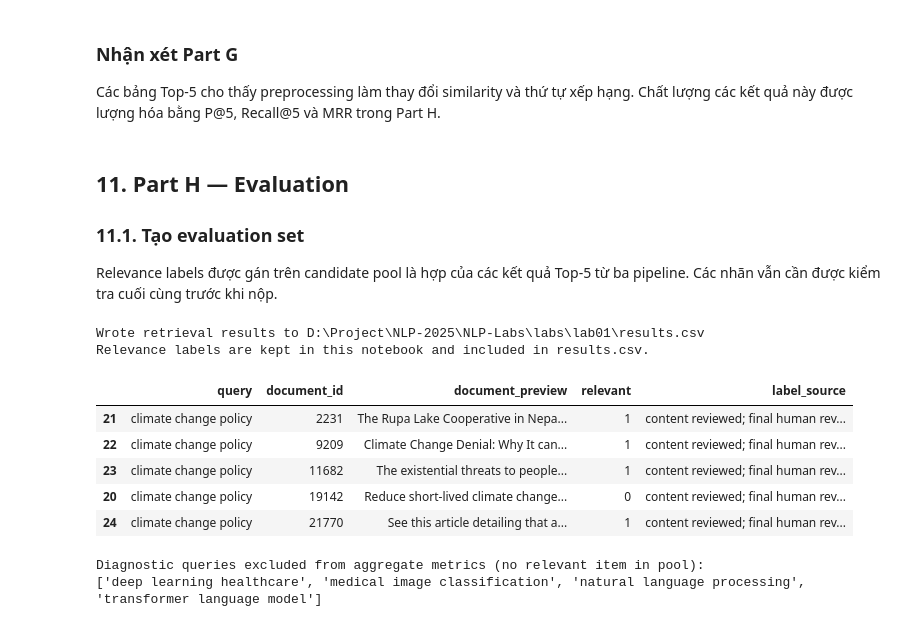
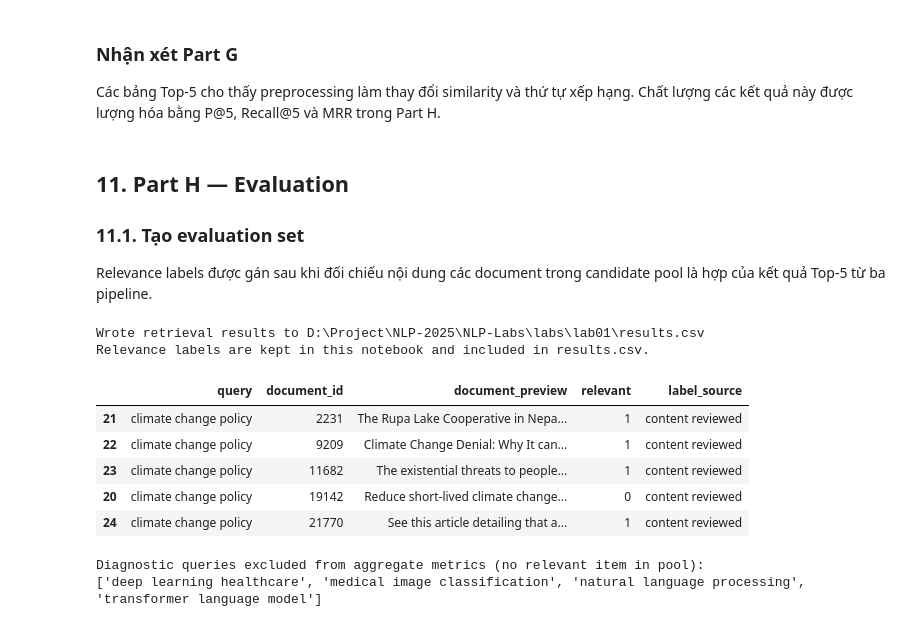
Before and after one commit to mactuongmvt/NLP-Labs, a Jupyter notebook: labs/lab01/experiments.ipynb, the cells around one changed output. Drawn from its saved outputs; the diff is of its cells as text; code cells hidden in the pictures.

```diff
--- a/labs/lab01/experiments.ipynb
+++ b/labs/lab01/experiments.ipynb
@@ -526,47 +526,47 @@ Các bảng Top-5 cho thấy preprocessing làm thay đổi similarity và thứ
 
 ### 11.1. Tạo evaluation set
 
-Relevance labels được gán trên candidate pool là hợp của các kết quả Top-5 từ ba pipeline. Các nhãn vẫn cần được kiểm tra cuối cùng trước khi nộp.
+Relevance labels được gán sau khi đối chiếu nội dung các document trong candidate pool là hợp của kết quả Top-5 từ ba pipeline.
 # %%
-# Nhãn được rà theo toàn văn trong candidate pool; vẫn cần người nộp kiểm tra cuối.
+# Nhãn được gán sau khi rà nội dung document trong candidate pool.
 reviewed_relevant = {
     'climate change policy': {2231, 9209, 11682, 21770},
     'deep learning healthcare': set(),
     'financial market analysis': {21404},
     'medical image classification': set(),
     'natural language processing': set(),
     'online education courses': {6123, 7416, 23045, 28891},
     'software development tools': {2856, 21363, 22190},
     'transformer language model': set(),
 }
 
 label_template = retrieval_results[[
     'query', 'document_id', 'document_preview'
 ]].drop_duplicates().sort_values(['query', 'document_id'])
 label_template['relevant'] = [
     int(document_id in reviewed_relevant.get(query, set()))
     for query, document_id in zip(label_template['query'], label_template['document_id'])
 ]
-label_template['label_source'] = 'content reviewed; final human review pending'
+label_template['label_source'] = 'content reviewed'
 judgments = label_template.set_index(['query', 'document_id'])['relevant']
 retrieval_results['relevant'] = [
     int(judgments.loc[(query, document_id)])
     for query, document_id in zip(retrieval_results['query'], retrieval_results['document_id'])
 ]
-retrieval_results['label_source'] = 'content reviewed; final human review pending'
+retrieval_results['label_source'] = 'content reviewed'
 retrieval_results.to_csv(RESULTS_PATH, index=False, encoding='utf-8')
 print(f'Wrote retrieval results to {RESULTS_PATH}')
 print('Relevance labels are kept in this notebook and included in results.csv.')
 label_template.head()
 # %% [output]
 Wrote retrieval results to D:\Project\NLP-2025\NLP-Labs\labs\lab01\results.csv
 Relevance labels are kept in this notebook and included in results.csv.
 |  | query | document_id | document_preview | relevant | label_source |
-| 21 | climate change policy | 2231 | The Rupa Lake Cooperative in Nepa... | 1 | content reviewed; final human rev... |
-| 22 | climate change policy | 9209 | Climate Change Denial: Why It can... | 1 | content reviewed; final human rev... |
-| 23 | climate change policy | 11682 | The existential threats to people... | 1 | content reviewed; final human rev... |
-| 20 | climate change policy | 19142 | Reduce short-lived climate change... | 0 | content reviewed; final human rev... |
-| 24 | climate change policy | 21770 | See this article detailing that a... | 1 | content reviewed; final human rev... |
+| 21 | climate change policy | 2231 | The Rupa Lake Cooperative in Nepa... | 1 | content reviewed |
+| 22 | climate change policy | 9209 | Climate Change Denial: Why It can... | 1 | content reviewed |
+| 23 | climate change policy | 11682 | The existential threats to people... | 1 | content reviewed |
+| 20 | climate change policy | 19142 | Reduce short-lived climate change... | 0 | content reviewed |
+| 24 | climate change policy | 21770 | See this article detailing that a... | 1 | content reviewed |
 # %%
 # Metrics use the current candidate-pool labels.
 labels = label_template.copy()
```
Also changed, not shown: 4 other files.
